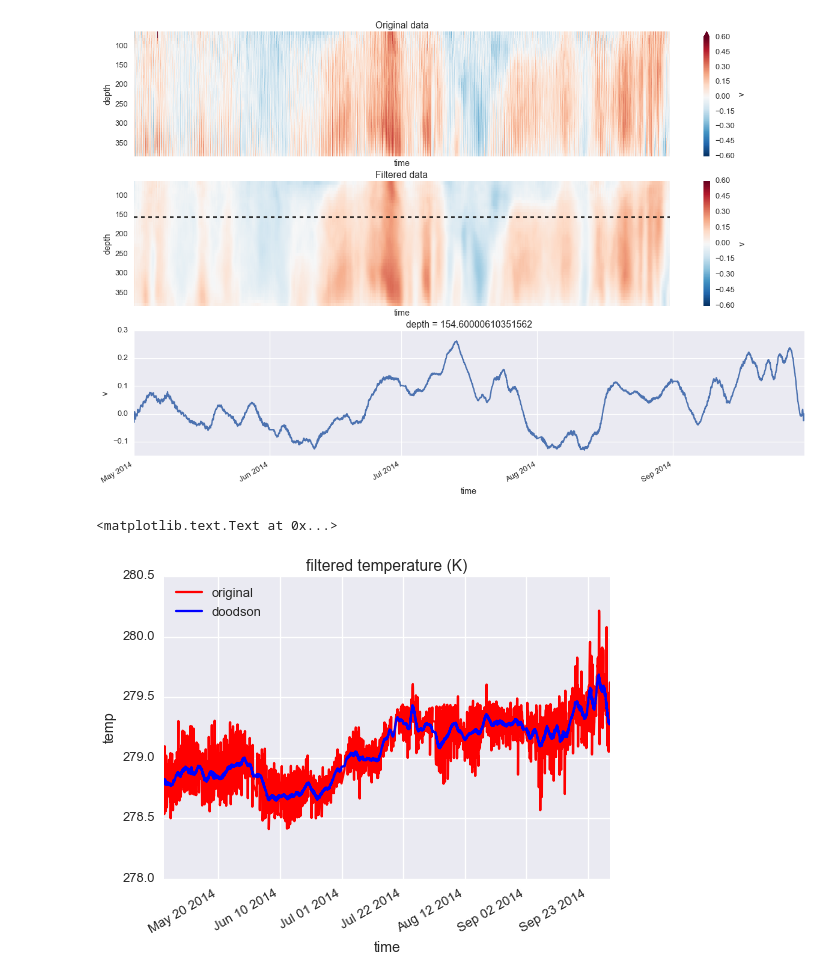
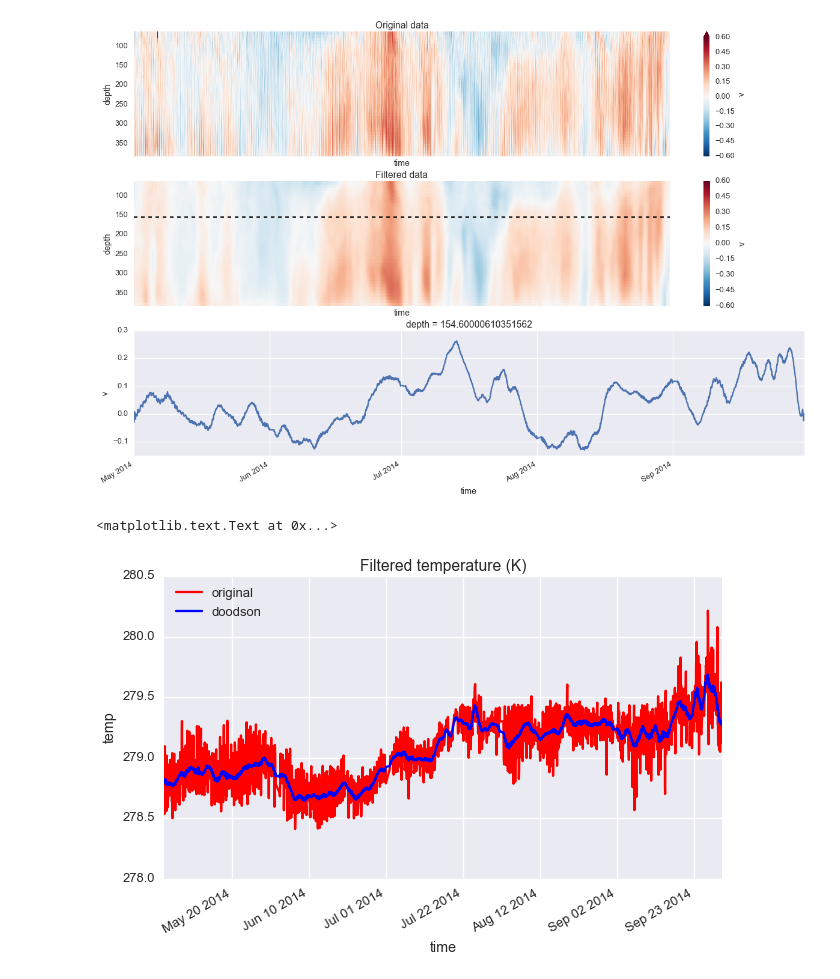
Before and after one commit to UBC-MOAD/neptune_data, a Jupyter notebook: NEPTUNE_adcp_Hovmoller_diagram.ipynb, the cells around one changed output. Cells and saved outputs as stored; diff of their text form; code cells hidden in the pictures.

```diff
--- a/NEPTUNE_adcp_Hovmoller_diagram.ipynb
+++ b/NEPTUNE_adcp_Hovmoller_diagram.ipynb
@@ -51,23 +53,11 @@ import seaborn as sns
 import scipy.io
 import xarray as xr
 # %%
-def ONC_to_pytime(time):
-    '''
-    Transform dates into something python can use.
-    Returns python datetimes array from time.
-    '''
-    date1 = dtm.date(1, 1, 1)
-    date2 = dtm.date(1970,1,1)
-    timedelta1 = date2 - date1
-    python_datetimes = np.array([(dtm.datetime.fromordinal(int(tt))
-                                  + dtm.timedelta(days=tt%1)
-                                  + timedelta1
-                                  + dtm.timedelta(days=1)) for tt in time])
-    return(python_datetimes)
-
 def filter_timeseries_1D(record, winlen=39, method='box'):
     """Filter a timeseries.
-    It didn't work for 1D arrays, so I edited it.
+    NOTE: This is Ben M's function but it didn't work for 1D arrays, so I edited
+    it to only work with a 1d array.
+
     Developed for wind and tidal filtering, but can be modified for use
     with a variety of timeseries data. The data record should be at least
     half a window length longer at either end than the period of interest
@@ -268,14 +262,15 @@ vv_filt.isel(depth=28).plot(ax=ax[2])
 [<matplotlib.lines.Line2D at 0x...>]
 [figure]
 # %%
+# filter tides using a doodson filter (1d version from the one in Salish Sea tide tools)
+TT_filt = filter_timeseries_1D(TT, winlen=39, method='doodson')
+
 sns.set_context('talk')
-
-fig,ax1 = plt.subplots(1,1,figsize = (8,6))
-TT_filt = filter_timeseries_1D(TT, winlen=39, method='doodson')
+fig,ax1 = plt.subplots(1,1,figsize = (10,6))
 TT[10:-10].plot(ax=ax1, color='red', label = 'original')
 TT_filt[10:-10].plot(ax=ax1, color='blue', label='doodson')
 ax1.legend(loc=0)
-ax1.set_title('filtered temperature (K)')
+ax1.set_title('Filtered temperature (K)')
 # %% [output]
 <matplotlib.text.Text at 0x...>
-[figure, old version]
+[figure, new version]
```
Also changed, not shown: parts of 13 cells of this notebook, 2 other files.
